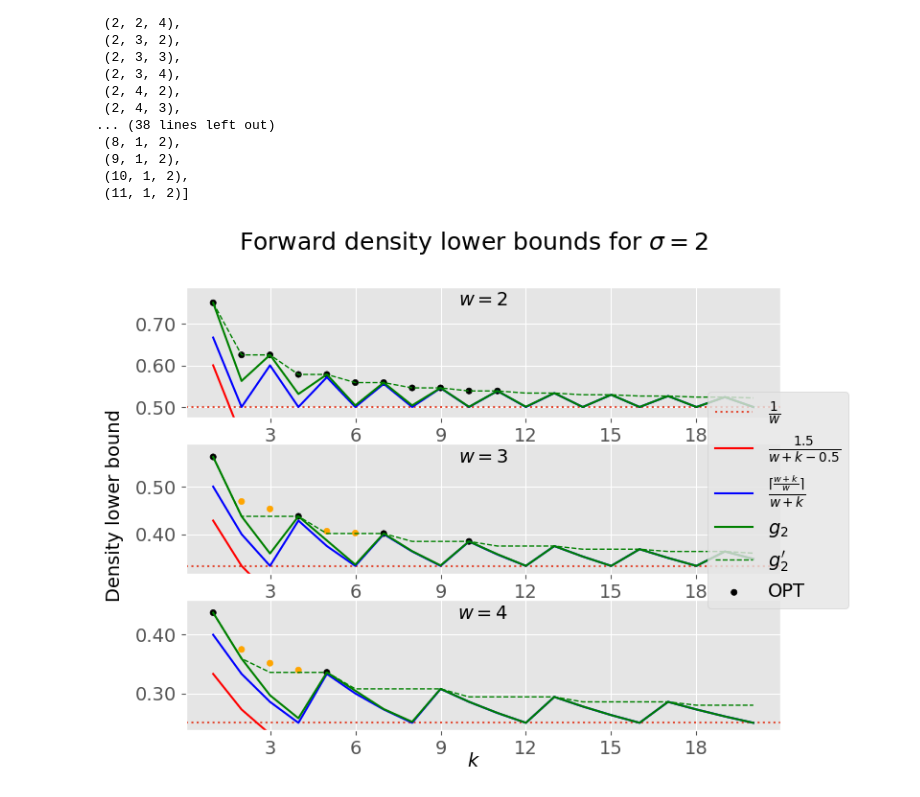
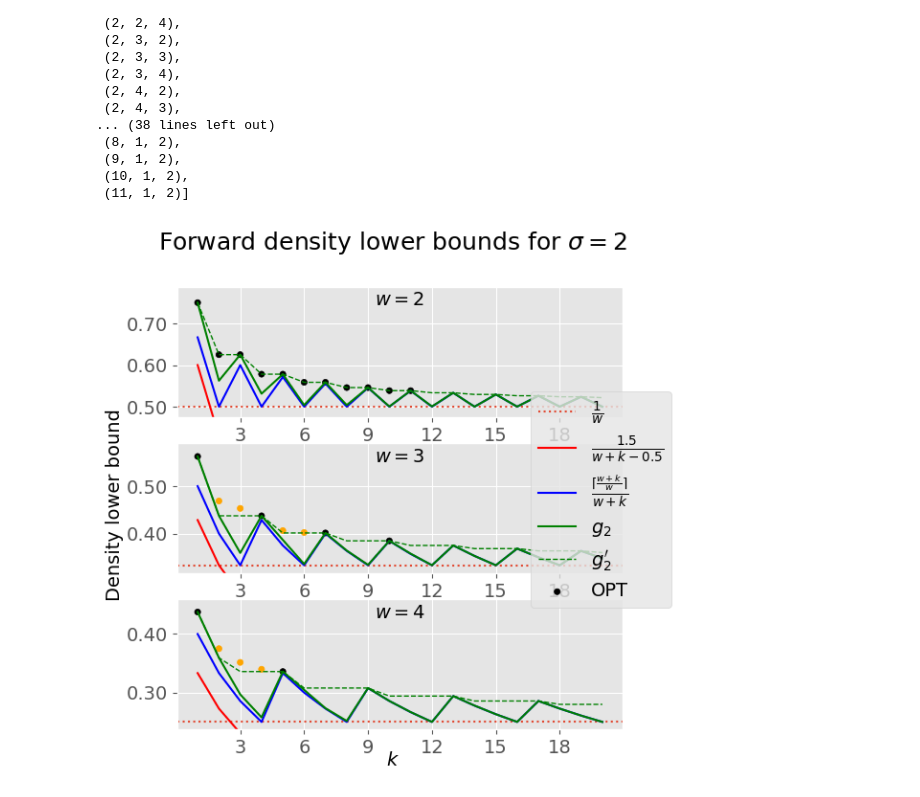
Before and after one commit to treangenlab/sampling-scheme-analysis, a Jupyter notebook: scripts/lower-bounds.ipynb, the cells around one changed output. Drawn from its saved outputs; the diff is of its cells as text; code cells hidden in the pictures.

Commit message:
Add additional plots and minor touchups

```diff
--- a/scripts/lower-bounds.ipynb
+++ b/scripts/lower-bounds.ipynb
@@ -65,7 +65,7 @@ ax_height = math.ceil(len(w_range) / ax_width)
 # ax_width, ax_height = ax_height, ax_width
 fig, axs = plt.subplots(nrows=ax_height, ncols=ax_width)
 fig.set_figheight(6)
-fig.set_figwidth(8)
+fig.set_figwidth(6)
 
 for idx, w in enumerate(w_range):
     k_range = list(range(1, 21))
@@ -78,35 +78,35 @@ for idx, w in enumerate(w_range):
     ax.plot(k_range, [ragnar_ceil_LB(w, k) for k in k_range], label="$\\frac{\\lceil\\frac{w+k}{w}\\rceil}{w+k}$", color="blue")
     ax.plot(k_range, my_densities, label="$g_2$", color="green")
     ax.plot(k_range, suff_bounded, label="$g_2^\prime$", color="green", linestyle="--", linewidth=1)
     opt_k = []
     opt_dens = []
     opt_color = []
     for k in k_range:
         if (w, k, sigma) in fwd_wksigma_to_dens:
             opt_k.append(k)
             opt_dens.append(fwd_wksigma_to_dens[(w, k, sigma)])
             opt_color.append("orange" if not math.isclose(aperiodic_bound_suff(w, k, sigma), fwd_wksigma_to_dens[(w, k, sigma)], rel_tol=(1 / (sigma**(w+k+1)))) else "black")
     ax.scatter(opt_k, opt_dens, label="OPT", color=opt_color, s=20)
 
     prop={'size': subplot_font}
     ax.set_title(f"$w={w}$", y=1.0, pad=-14)
     ax.xaxis.set_major_locator(MaxNLocator(integer=True))
     ax.yaxis.set_major_formatter(FormatStrFormatter('%.2f'))
     ax.set_ylim(((1-ylim_pad_factor)*(1/w), (1+ylim_pad_factor)*my_densities[0]))
     for item in ([ax.title, ax.xaxis.label, ax.yaxis.label] +
              ax.get_xticklabels() + ax.get_yticklabels()):
         item.set_font(prop)
 
 
 handles, labels = ax.get_legend_handles_labels()
 fig.legend(handles, labels, loc='center right', prop={'size': legend_font})
 fig.supxlabel("$k$", y=.04, fontsize=plot_font)
-fig.supylabel("Density lower bound", fontsize=plot_font)
+fig.supylabel("Density lower bound", x=0, fontsize=plot_font)
 fig.suptitle("Forward density lower bounds for $\sigma=2$", fontsize=title_font)
 fig.savefig(f"../tex/media/bound-fwd-sigma2.png", dpi=fig_dpi)
 fig.show()
 # %% [output]
-[figure, old version]
+[figure, new version]
 # %%
 
 sigma_range = list(range(2, 5))
```
Also changed, not shown: parts of 8 cells of this notebook.
